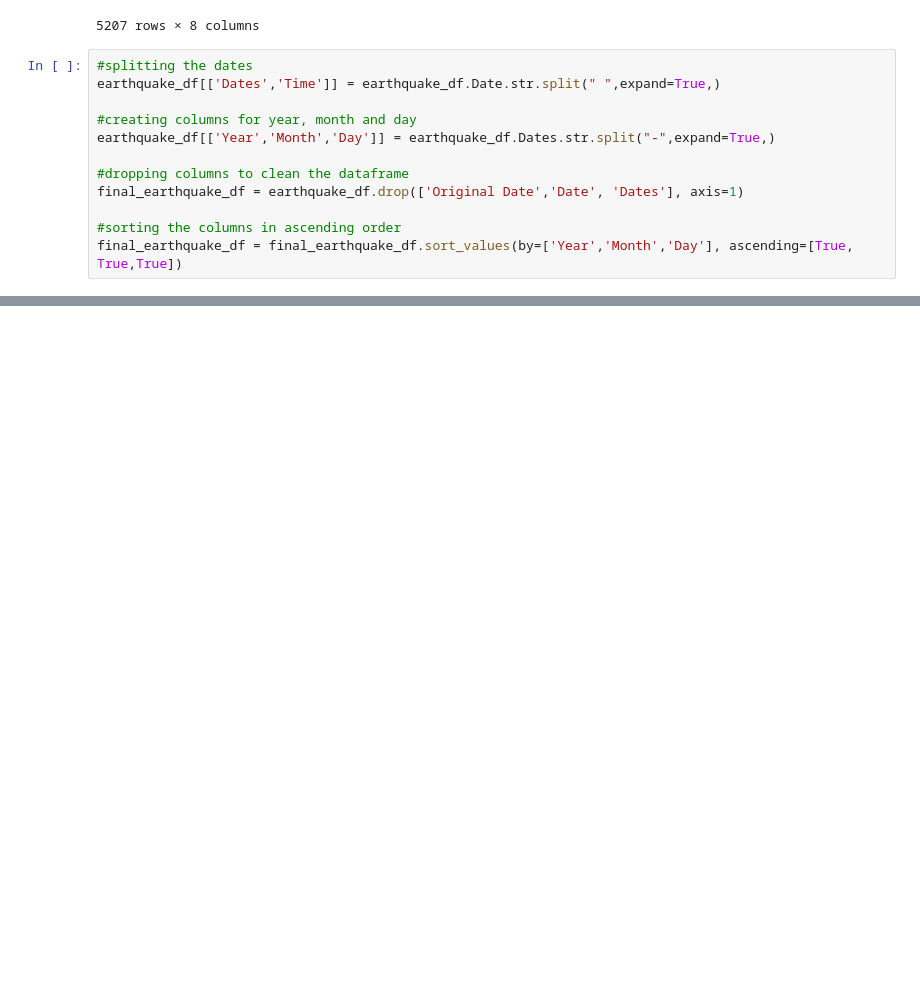
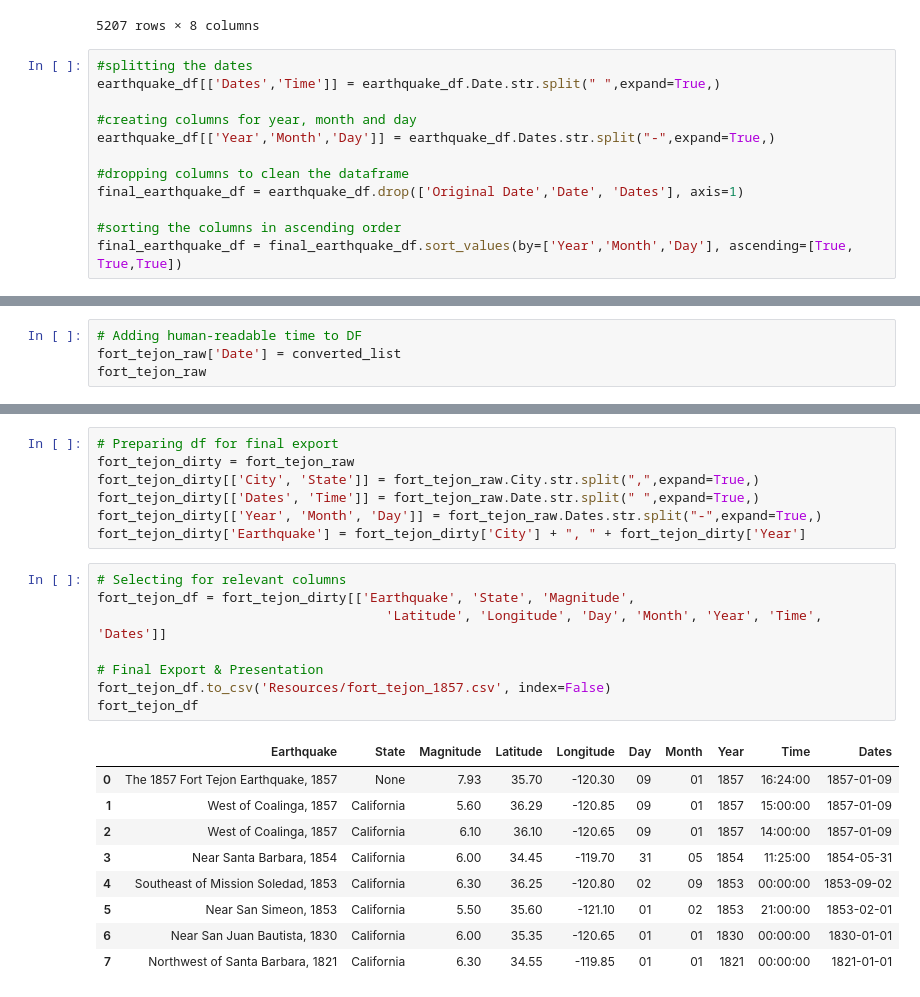
Before and after one commit to chronicJatt/Project-1, a Jupyter notebook: Final_Clean_Data.ipynb, the cells around one changed output, grey strips where cells are left out. Cells and saved outputs as stored; diff of their text form; blank space fills up the shorter version.

```diff
--- a/Final_Clean_Data.ipynb
+++ b/Final_Clean_Data.ipynb
@@ -164,0 +239,4 @@ final_earthquake_df
+# %%
+# Adding human-readable time to DF
+fort_tejon_raw['Date'] = converted_list
+fort_tejon_raw
@@ -164,0 +253,25 @@ final_earthquake_df
+# %%
+# Preparing df for final export
+fort_tejon_dirty = fort_tejon_raw
+fort_tejon_dirty[['City', 'State']] = fort_tejon_raw.City.str.split(",",expand=True,)
+fort_tejon_dirty[['Dates', 'Time']] = fort_tejon_raw.Date.str.split(" ",expand=True,)
+fort_tejon_dirty[['Year', 'Month', 'Day']] = fort_tejon_raw.Dates.str.split("-",expand=True,)
+fort_tejon_dirty['Earthquake'] = fort_tejon_dirty['City'] + ", " + fort_tejon_dirty['Year']
+# %%
+# Selecting for relevant columns
+fort_tejon_df = fort_tejon_dirty[['Earthquake', 'State', 'Magnitude',
+                                     'Latitude', 'Longitude', 'Day', 'Month', 'Year', 'Time', 'Dates']]
+
+# Final Export & Presentation
+fort_tejon_df.to_csv('Resources/fort_tejon_1857.csv', index=False)
+fort_tejon_df
+# %% [output]
+|  | Earthquake | State | Magnitude | Latitude | Longitude | Day | Month | Year | Time | Dates |
+| 0 | The 1857 Fort Tejon Earthquake, 1857 | None | 7.93 | 35.70 | -120.30 | 09 | 01 | 1857 | 16:24:00 | 1857-01-09 |
+| 1 | West of Coalinga, 1857 | California | 5.60 | 36.29 | -120.85 | 09 | 01 | 1857 | 15:00:00 | 1857-01-09 |
+| 2 | West of Coalinga, 1857 | California | 6.10 | 36.10 | -120.65 | 09 | 01 | 1857 | 14:00:00 | 1857-01-09 |
+| 3 | Near Santa Barbara, 1854 | California | 6.00 | 34.45 | -119.70 | 31 | 05 | 1854 | 11:25:00 | 1854-05-31 |
+| 4 | Southeast of Mission Soledad, 1853 | California | 6.30 | 36.25 | -120.80 | 02 | 09 | 1853 | 00:00:00 | 1853-09-02 |
+| 5 | Near San Simeon, 1853 | California | 5.50 | 35.60 | -121.10 | 01 | 02 | 1853 | 21:00:00 | 1853-02-01 |
+| 6 | Near San Juan Bautista, 1830 | California | 6.00 | 35.35 | -120.65 | 01 | 01 | 1830 | 00:00:00 | 1830-01-01 |
+| 7 | Northwest of Santa Barbara, 1821 | California | 6.30 | 34.55 | -119.85 | 01 | 01 | 1821 | 00:00:00 | 1821-01-01 |
```
Also changed, not shown: parts of 11 cells of this notebook, 3 other files.
